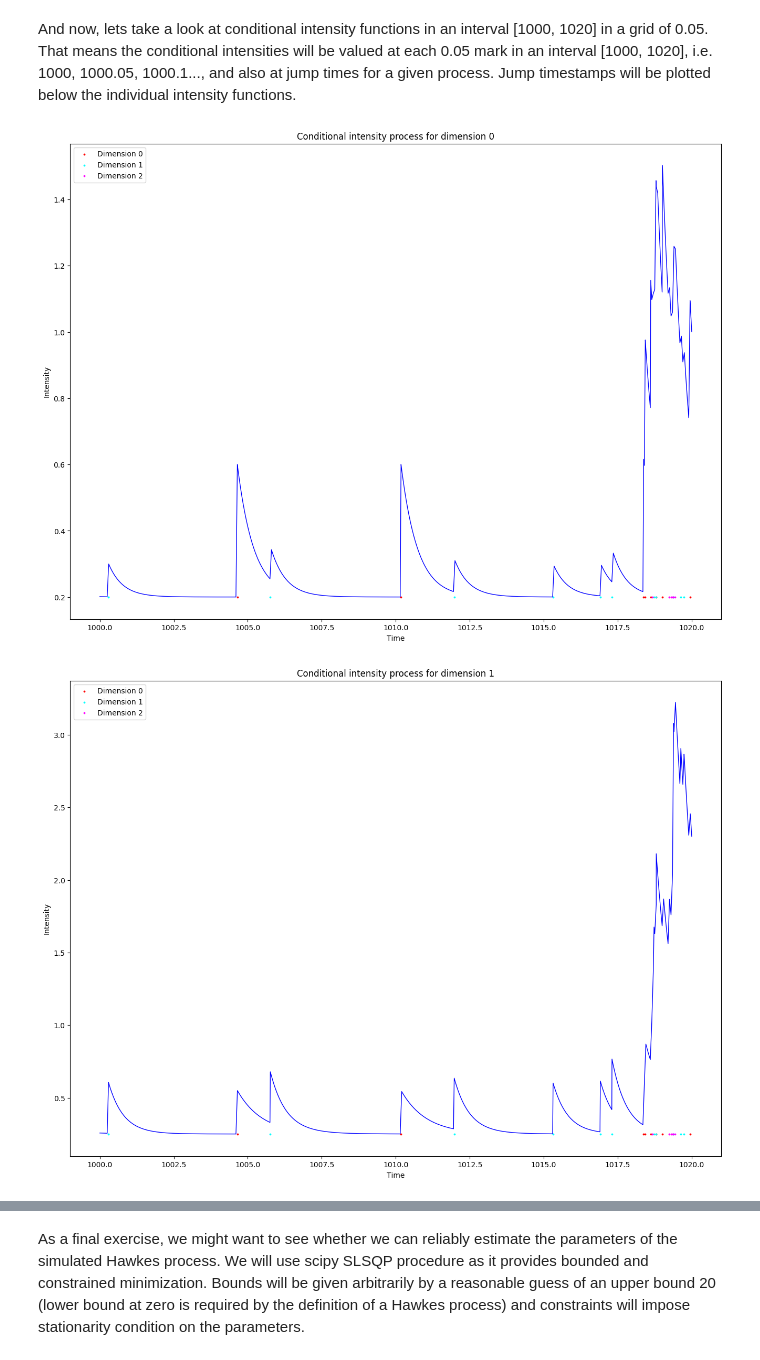
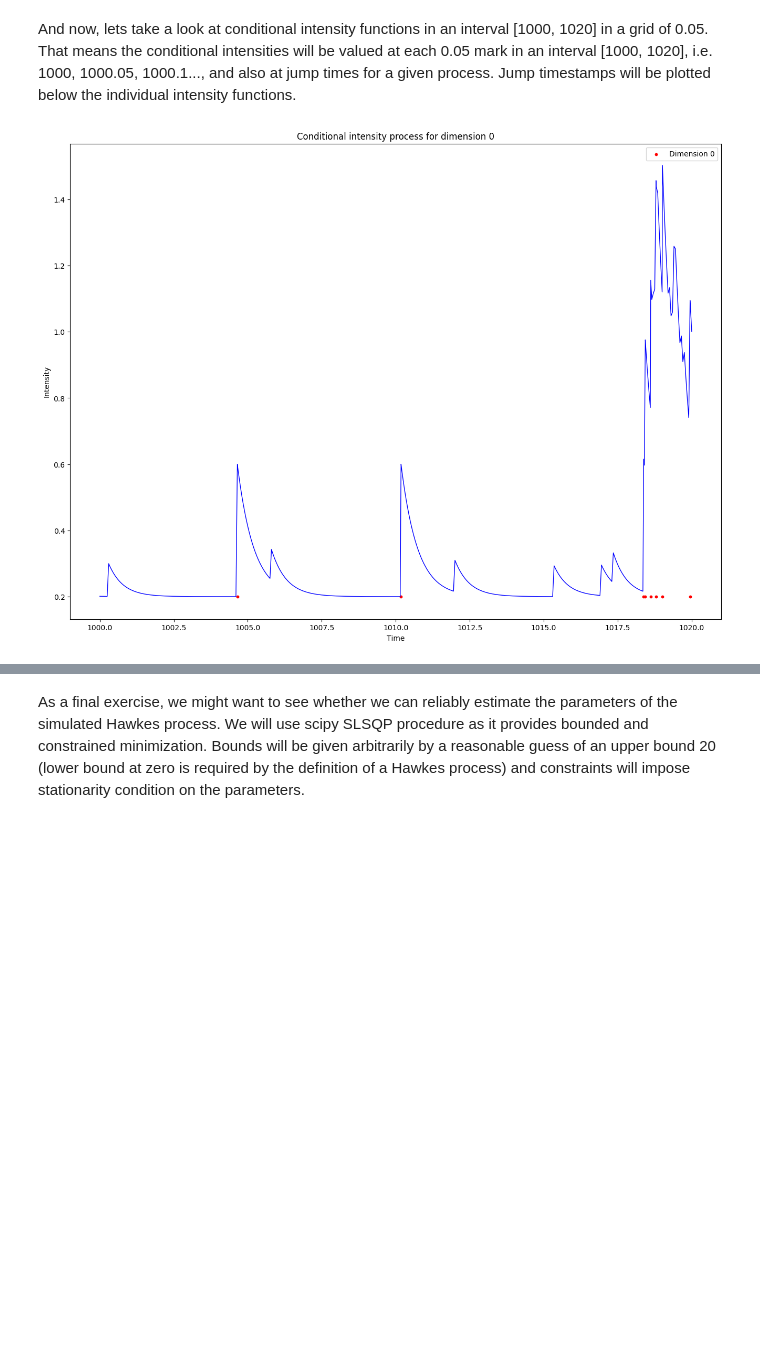
Before and after one commit to majkee15/py-hawkes, a Jupyter notebook: examples/Exponential_Hawkes.ipynb, the cells around one changed output, grey strips where cells are left out. Saved outputs shown, nothing was run; the diff lists cells and outputs as text; code cells hidden in the pictures; blank space fills up the shorter version.

```diff
--- a/examples/Exponential_Hawkes.ipynb
+++ b/examples/Exponential_Hawkes.ipynb
@@ -119,29 +105,28 @@ And now, lets take a look at conditional intensity functions in an interval [100
 # %%
 plot_range = (1000, 1020)
 grid = 0.05
 
 plt_y, plt_x = pyhawkes.plot_exp_hawkes(mu, alpha, beta, hawkes, T, plot_range[0], plot_range[1], grid)
 
 events = [[] for i in range(dim)]
 for i in range(dim):
     j = 0
     while hawkes[i][j] <= plot_range[1]:
         if hawkes[i][j] >= plot_range[0]:
             events[i].append(hawkes[i][j])
         j += 1
 
 for i in range(dim):
     fig = plt.figure(figsize=(16, 12), dpi=100)
     plt.subplot(1, 1, 1)
     plt.plot(plt_x[i], plt_y[i], color="blue", linewidth=1.0, linestyle="-")
-    plt.scatter(events[0], [mu[i]] * len(events[0]), color="red", marker="o", s=3, label = "Dimension 0")
-    plt.scatter(events[1], [mu[i]] * len(events[1]), color="cyan", marker="o", s=3, label = "Dimension 1")
-    plt.scatter(events[2], [mu[i]] * len(events[2]), color="magenta", marker="o", s=3, label = "Dimension 2")
+    plt.scatter(events[0], [mu[i]] * len(events[0]), color="red", marker="o", s=10, label = "Dimension 0")
+#     plt.scatter(events[1], [mu[i]] * len(events[1]), color="cyan", marker="o", s=10, label = "Dimension 1")
+#     plt.scatter(events[2], [mu[i]] * len(events[2]), color="magenta", marker="o", s=3, label = "Dimension 2")
     plt.xlabel('Time')
     plt.ylabel('Intensity')
     plt.title("Conditional intensity process for dimension {}".format(i))
     plt.legend()
     plt.show()
 # %% [output]
-[figure, old version]
+[figure, new version]
-[figure, removed]
```
Also changed, not shown: parts of 8 cells of this notebook, 2 other files.
